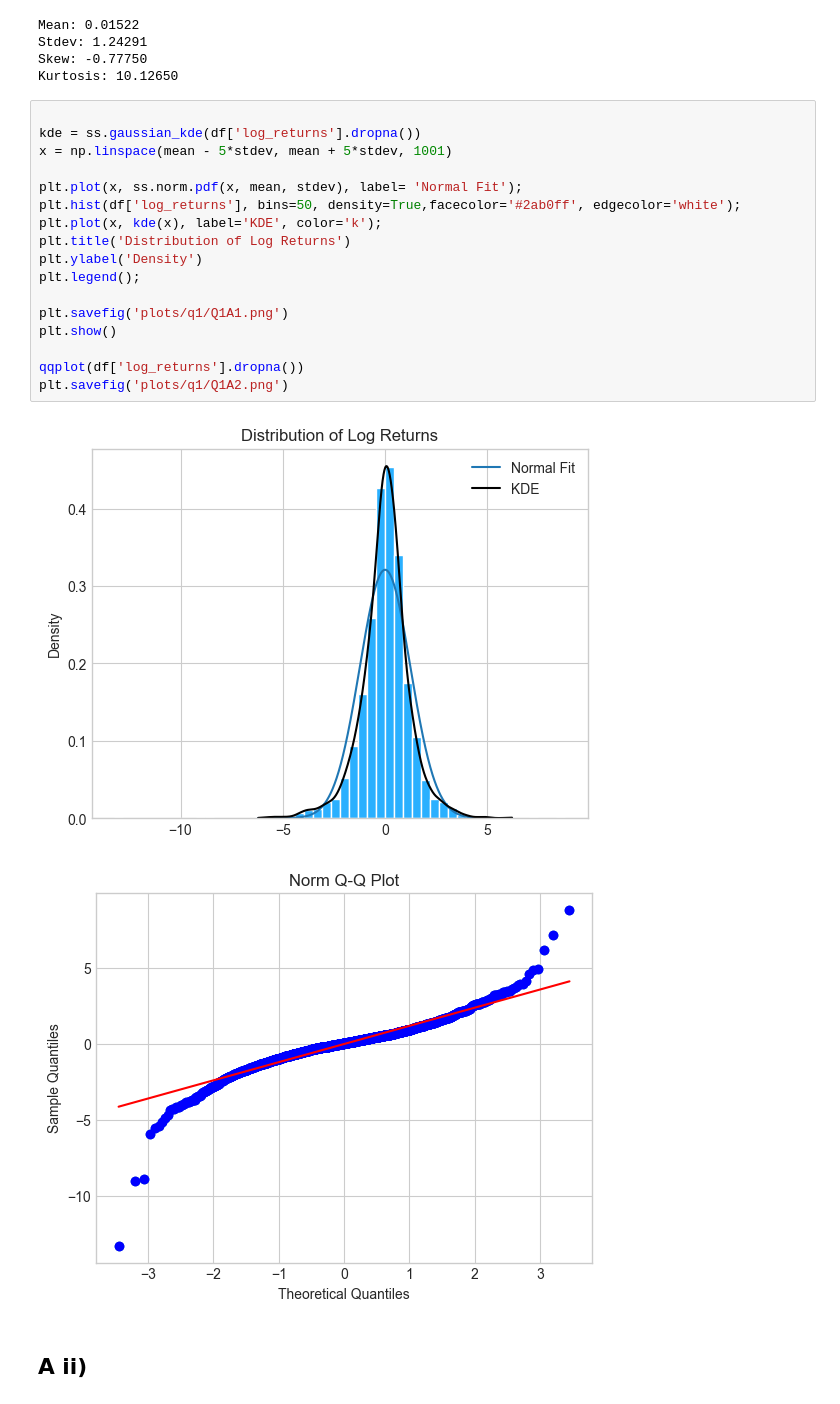
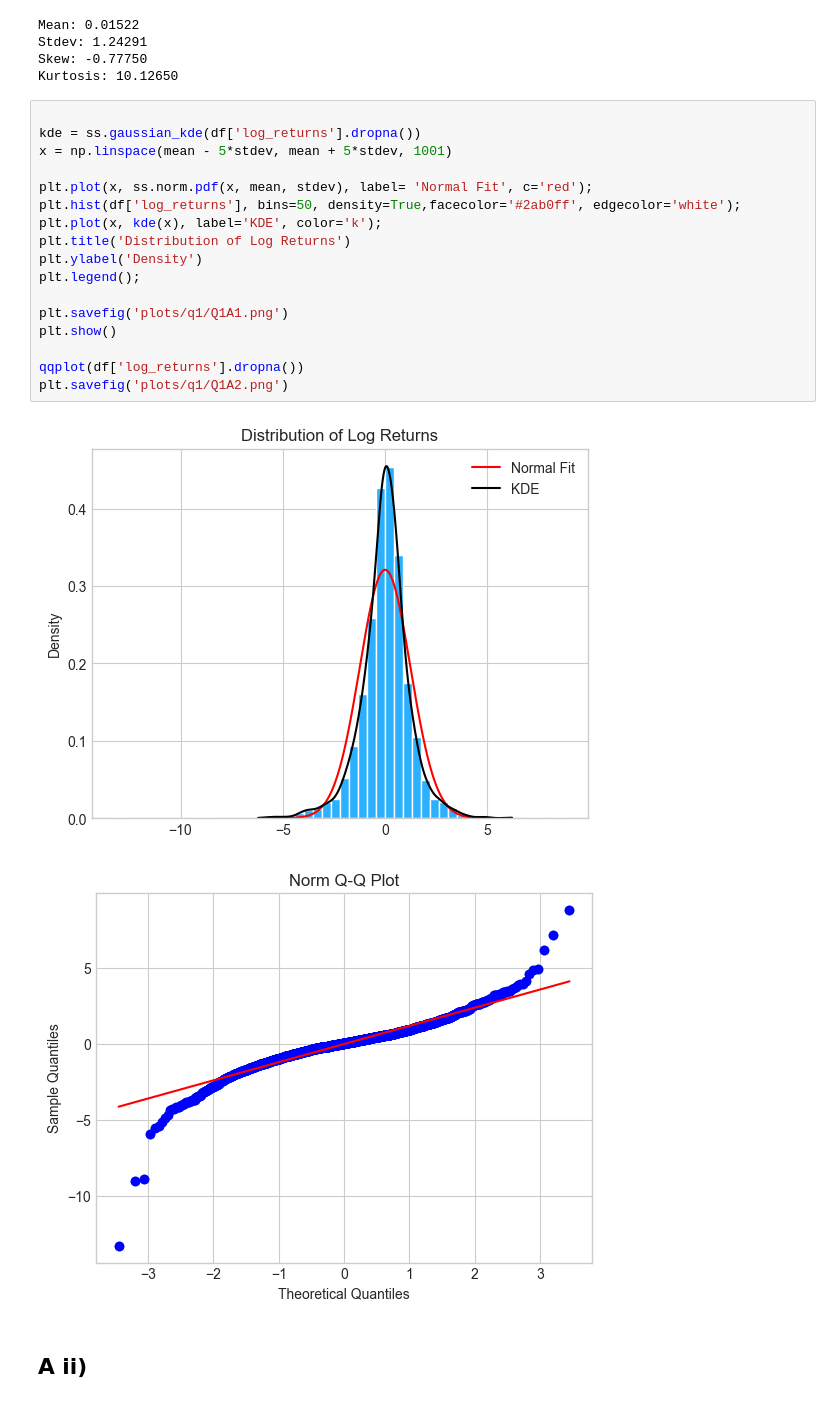
Before and after one commit to georgec123/qrm, a Jupyter notebook: src/q1.ipynb, the cells around one changed output. Drawn from its saved outputs; the diff is of its cells as text.

```diff
--- a/src/q1.ipynb
+++ b/src/q1.ipynb
@@ -76,22 +76,22 @@ Kurtosis: 10.12650
 # %%
 
 kde = ss.gaussian_kde(df['log_returns'].dropna())
 x = np.linspace(mean - 5*stdev, mean + 5*stdev, 1001)
 
-plt.plot(x, ss.norm.pdf(x, mean, stdev), label= 'Normal Fit');
+plt.plot(x, ss.norm.pdf(x, mean, stdev), label= 'Normal Fit', c='red');
 plt.hist(df['log_returns'], bins=50, density=True,facecolor='#2ab0ff', edgecolor='white');
 plt.plot(x, kde(x), label='KDE', color='k');
 plt.title('Distribution of Log Returns')
 plt.ylabel('Density')
 plt.legend();
 
 plt.savefig('plots/q1/Q1A1.png')
 plt.show()
 
 qqplot(df['log_returns'].dropna())
 plt.savefig('plots/q1/Q1A2.png')
 # %% [output]
-[figure, old version]
+[figure, new version]
 [figure]
 # %% [markdown]
 ## A ii)
```
Also changed, not shown: parts of 3 cells of this notebook, 3 other files.
